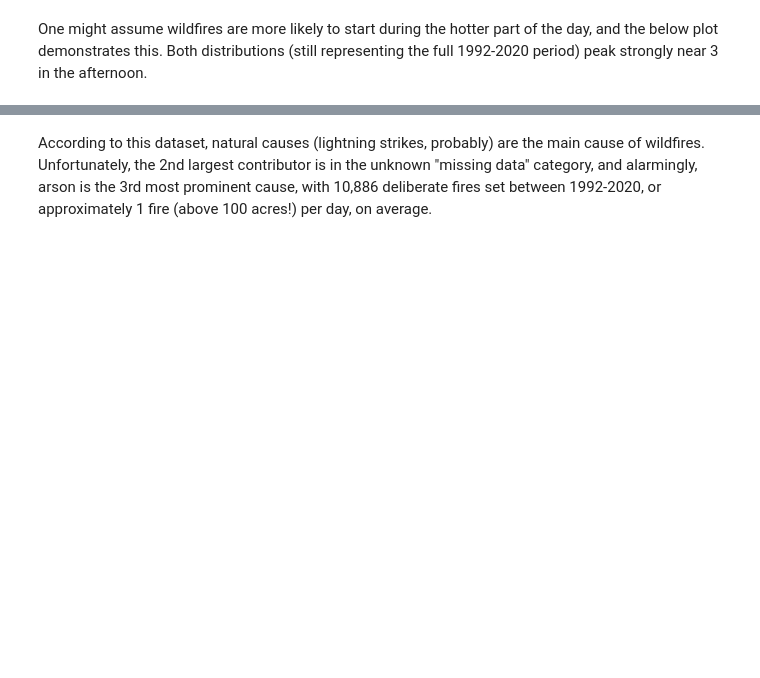
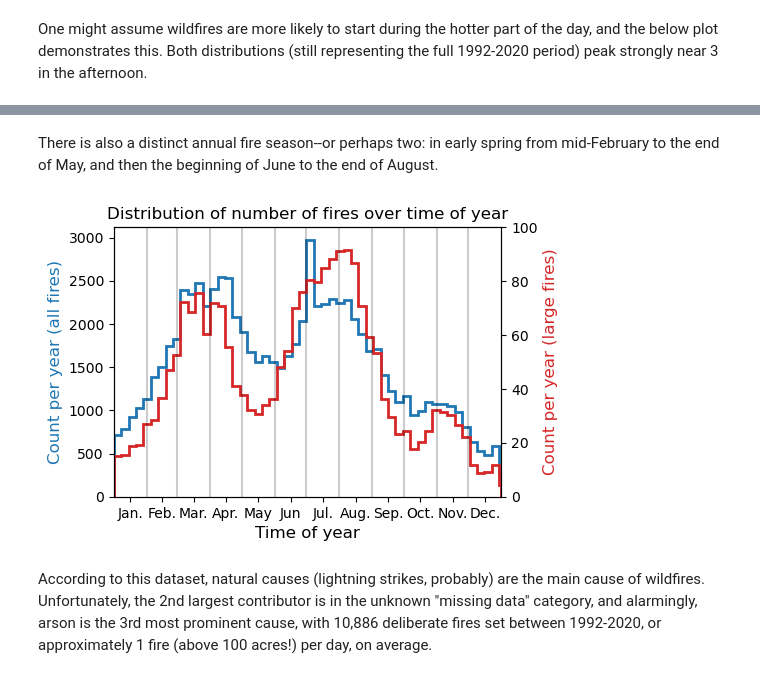
Before and after one commit to rucskajj/Data-Science-Projects, a Jupyter notebook: _sources/US_Wildfires_Analysis.ipynb, the cells around one changed output, grey strips where cells are left out. Drawn from its saved outputs; the diff is of its cells as text; code cells hidden in the pictures; blank space fills up the shorter version.

```diff
--- a/_sources/US_Wildfires_Analysis.ipynb
+++ b/_sources/US_Wildfires_Analysis.ipynb
@@ -111,3 +115,40 @@ plt.show()
+# %% [markdown]
+There is also a distinct annual fire season--or perhaps two: in early spring from mid-February to the end of May, and then the beginning of June to the end of August.
+# %%
+discday = df['DISCOVERY_DOY'].replace('', np.nan).dropna().astype('int64')
+discday_lf = df_lrg['DISCOVERY_DOY'].replace('', np.nan).dropna().astype('int64')
+
+days_in_months = [31, 29, 31, 30, 31, 30, 31, 31, 30, 31, 30, 31] # Setting Feb = 29 days
+month_bins = np.concatenate([[0],np.cumsum(days_in_months)])
+month_ticks = (0.5*(month_bins[1::]-month_bins[0:-1:])+month_bins[0:-1:])
+week_bins = np.arange(0,372,7)
+week_bins[-1] = 366
+
+fig, ax = plt.subplots(figsize=[5,3.5])
+
+norm = 28 # to get bin values in number of fires per year
+hist, bin_edges = np.histogram(discday, bins=week_bins)
+ax.stairs(hist/norm, bin_edges, lw=2, color='C0')
+ax.set_ylabel("Count per year (all fires)", fontsize=12, color='C0')
+
+ax2=ax.twinx()
+hist, bin_edges = np.histogram(discday_lf, bins=week_bins)
+ax2.stairs(hist/norm, bin_edges, lw=2, color='C3')
+ax2.set_ylabel("Count per year (large fires)", fontsize=12, color='C3')
+
+for mb in month_bins[1:-1]:
+    ax2.vlines(mb, 0, 100, color='k', ls='-', alpha=0.2, zorder=1)
+ax2.set_ylim([0,100])
+
+ax.set_xlim(0,366)
+ax.set_xticks(month_ticks)
+ax.set_xticklabels(["Jan.","Feb.","Mar.","Apr.","May","Jun","Jul.","Aug.","Sep.","Oct.","Nov.","Dec."])
+ax.set_xlabel('Time of year', fontsize=12)
+ax.set_title('Distribution of number of fires over time of year')
+
+plt.show()
+# %% [output]
+[figure, added]
 # %% [markdown]
 According to this dataset, natural causes (lightning strikes, probably) are the main cause of wildfires. Unfortunately, the 2nd largest contributor is in the unknown "missing data" category, and alarmingly, arson is the 3rd most prominent cause, with 10,886 deliberate fires set between 1992-2020, or approximately 1 fire (above 100 acres!) per day, on average.
 # %%
```
Also changed, not shown: parts of 3 cells of this notebook, 14 other files.
